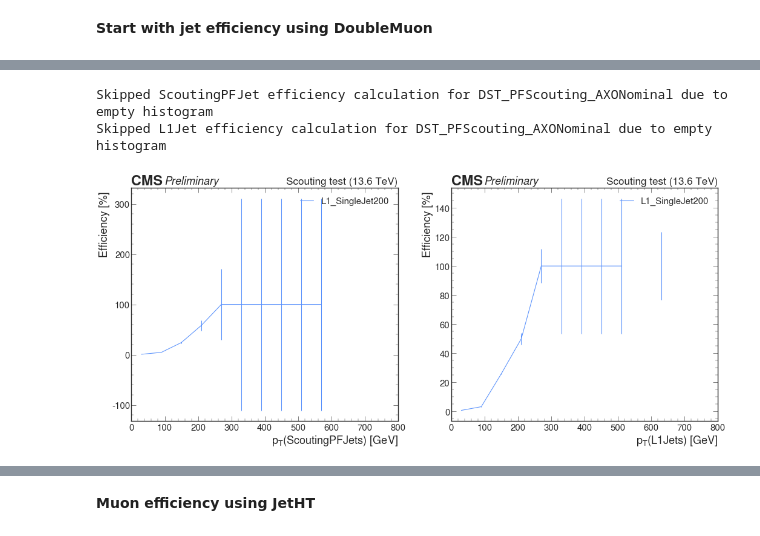
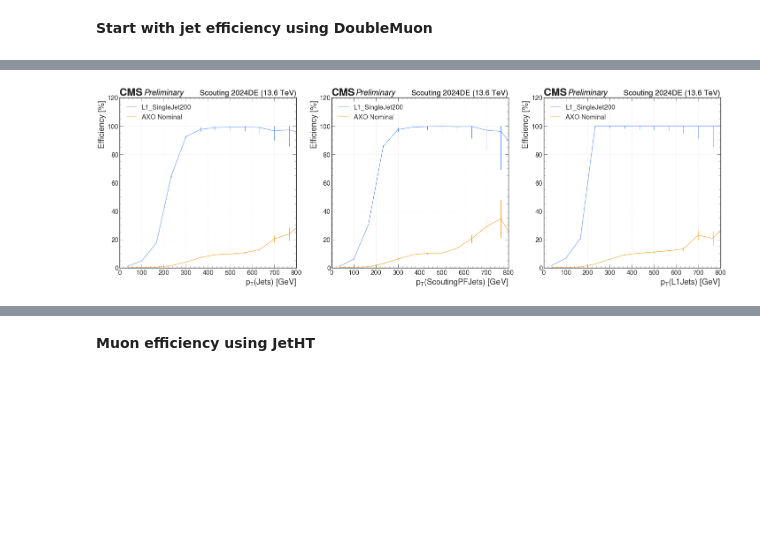
Before and after one commit to ellisonscheuller/coffea_casa, a Jupyter notebook: AXO_Efficiency.ipynb, the cells around one changed output, grey strips where cells are left out. Cells and saved outputs as stored; diff of their text form; code cells hidden in the pictures; blank space fills up the shorter version.

Commit message:
pT distributions and multiplicity plots

```diff
--- a/AXO_Efficiency.ipynb
+++ b/AXO_Efficiency.ipynb
@@ -419,22 +464,0 @@ To confirm that I didn't delete anything too important!
-# %%
-norm = False
-#l1_objects = ['L1Jet', 'L1EG','L1Mu']
-scouting_objects = ['ScoutingPFJet', 'ScoutingElectron', 'ScoutingMuonNoVtx']
-
-# Pt
-get_name = lambda s, suf=None: f'pt_{obj}_{suf}' if suf else f'pt_{obj}'
-fig, ax = plt.subplots(1, 3, figsize=(35, 10))
-xrange = [(0,1050), (0,300), (0,300)]
-#for i, obj in enumerate(l1_objects):
-for i, obj in enumerate(scouting_objects):
-    for trigger in triggers:
-        draw_hist1d(getHist(hist_result, histpath+[get_name(obj,trigger)]), ax[i], label=trigger_names[trigger], rebin=2, norm=norm)
-
-    hep.cms.label('Preliminary', ax=ax[i], data=True, lumi=None, year=histpath[0].rstrip('_wScores').replace('_', ' '), com=13.6)
-    ax[i].set_xlim(*xrange[i])
-    ax[i].set_xlabel(f'$p_{{T}}({obj+"s"})$ [GeV]', loc='right')
-    ax[i].set_ylabel(f'Events{" [A.U.]" if norm else ""}', loc='top')
-    ax[i].set_yscale('log')
-    ymin, ymax = ax[i].get_ylim()
-    ax[i].set_ylim((ymin,ymax*1))
-    ax[i].legend(loc='upper right')
@@ -447,38 +509,38 @@ for i, obj in enumerate(scouting_objects):
 # %%
+# Plotting efficiency against pT
 jet_eff = [v for k, v in efficiency_triggers.items() if k.startswith('Jet')]
 jet_eff = jet_eff[0]
 
 norm = False
-objects = ['ScoutingPFJet', 'L1Jet']
+objects = ['Jet','ScoutingPFJet', 'L1Jet']
 ortho_trig = jet_eff[0]
 int_trigs = jet_eff[1:]
 
-get_ortho_name = lambda s, suf=None: f'ortho_{obj}_{suf}' if suf else f'ortho_{obj}'
-get_int_name = lambda s, suf=None: f'int_{obj}_{suf}' if suf else f'int_{obj}'
+get_ortho_name = lambda s, suf=None: f'ortho_pt_{obj}_{suf}' if suf else f'ortho_pt_{obj}'
+get_int_name = lambda s, suf=None: f'int_pt_{obj}_{suf}' if suf else f'int_pt_{obj}'
 
-fig, ax = plt.subplots(1, 2, figsize=(25, 10))
-xrange = [(0,800), (0,800)]
+fig, ax = plt.subplots(1, 3, figsize=(35, 10))
+xrange = [(0,800), (0,800), (0,800)]
 
 for i, obj in enumerate(objects):
     for int_trig in int_trigs:
         ortho_hist = getHist(hist_result, histpath+[get_ortho_name(obj,ortho_trig)])
         int_hist = getHist(hist_result, histpath+[get_int_name(obj,int_trig)])
 
         if int_hist.size > 0:
-            draw_efficiency(ortho_hist, int_hist, ax[i], label=int_trig, rebin=15, norm=norm)
+            draw_efficiency(ortho_hist, int_hist, ax[i], label=efficiency_trigger_names[int_trig], rebin=20, norm=norm)
 
-            hep.cms.label('Preliminary', ax=ax[i], data=True, lumi=None, year=histpath[0].rstrip('_wScores').replace('_', ' '), com=13.6)
+            hep.cms.label('Preliminary', ax=ax[i], data=True, lumi=None, year="Scouting 2024DE".rstrip('_wScores').replace('_', ' '), com=13.6)
             ax[i].set_xlim(*xrange[i])
             ax[i].set_xlabel(f'$p_{{T}}({obj+"s"})$ [GeV]', loc='right')
             ax[i].set_ylabel(f'Efficiency [%] {" [A.U.]" if norm else ""}', loc='top')
             ymin, ymax = ax[i].get_ylim()
-            ax[i].set_ylim((ymin,ymax*1))
-            ax[i].legend(loc='upper right')
+            ax[i].set_ylim(0,120)
+            ax[i].grid(visible=True)
+            ax[i].legend(loc='upper left')
 
         else:
             print(f"Skipped {obj} efficiency calculation for {int_trig} due to empty histogram")
             continue
 # %% [output]
-Skipped ScoutingPFJet efficiency calculation for DST_PFScouting_AXONominal due to empty histogram
-Skipped L1Jet efficiency calculation for DST_PFScouting_AXONominal due to empty histogram
-[figure, old version]
+[figure, new version]
```
Also changed, not shown: parts of 17 cells of this notebook.
